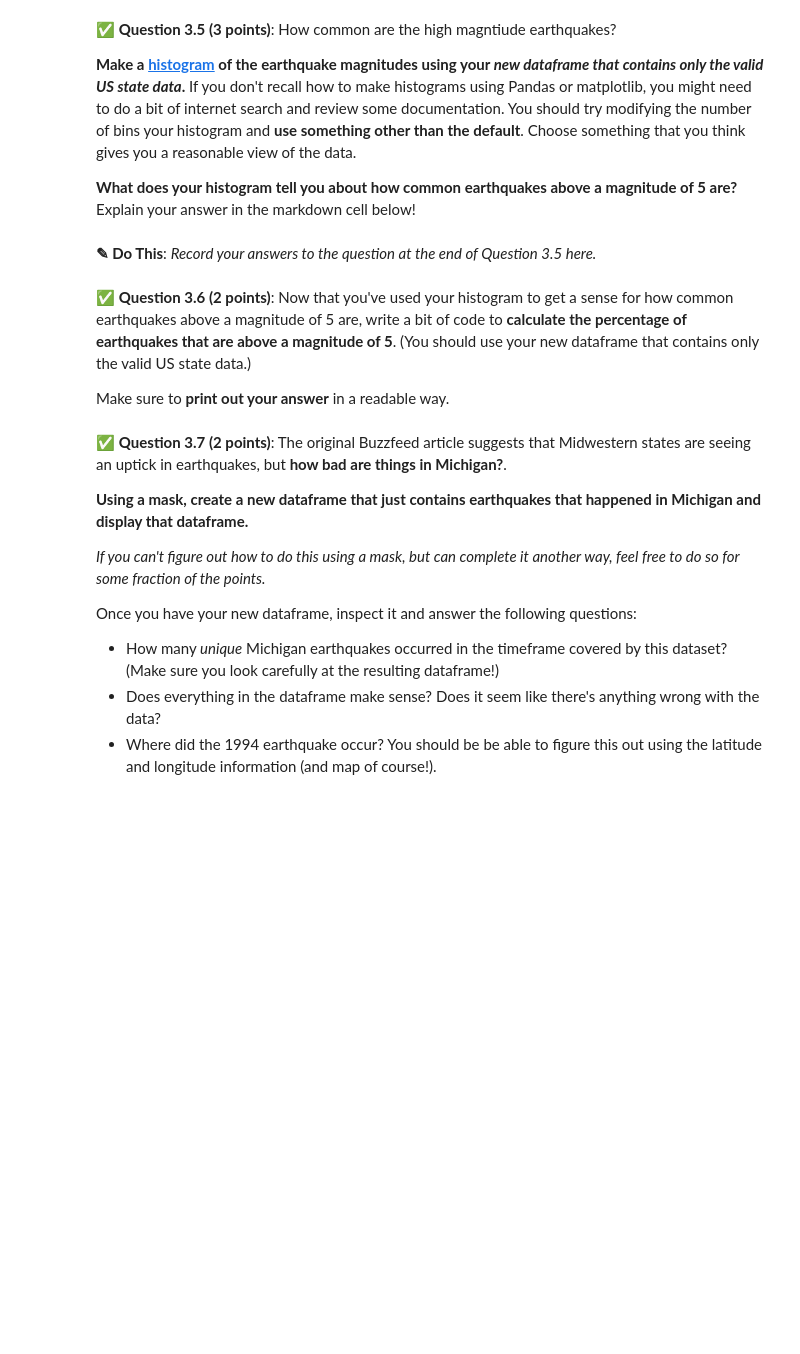
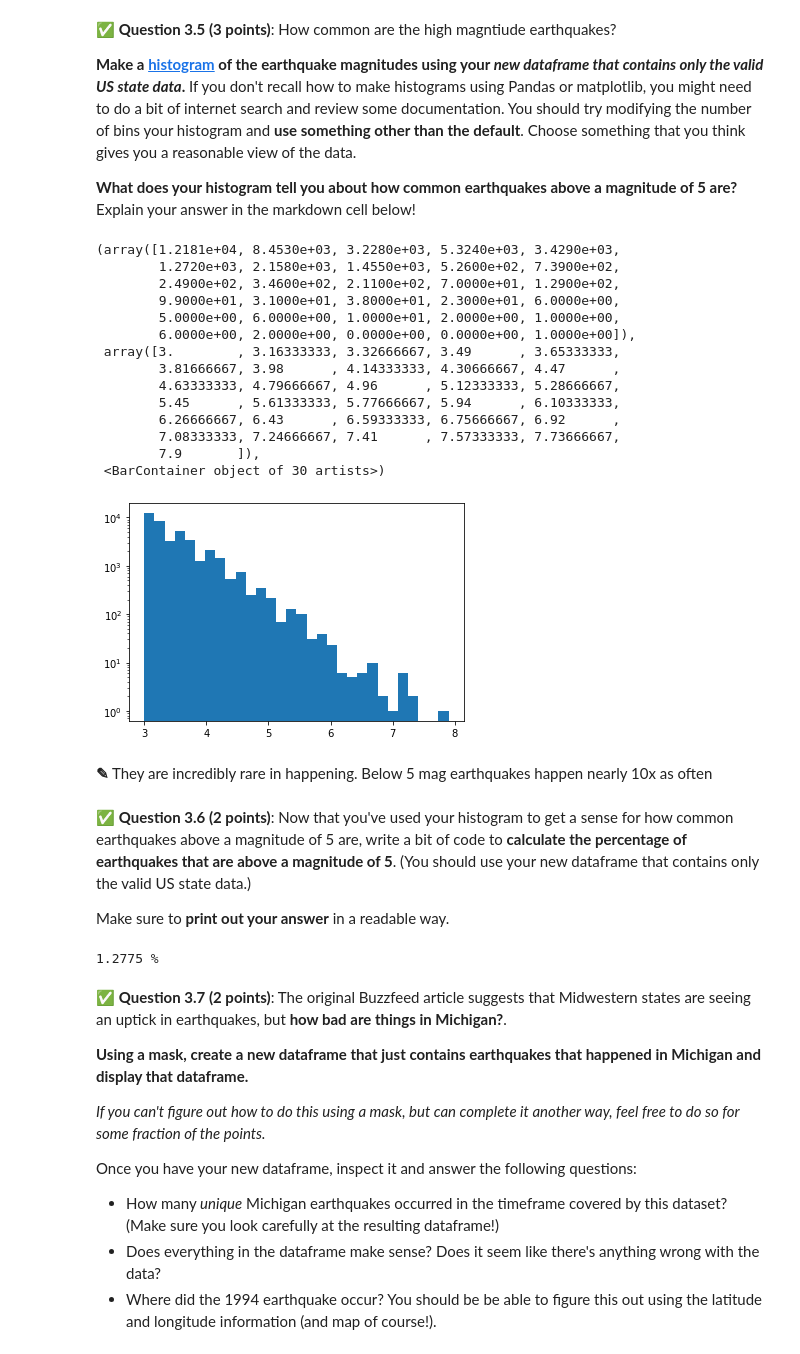
Before and after one commit to Enzo-Cereghino/CMSE202-f23-turnin, a Jupyter notebook: hw-01/HW-01_GitPracticeDebuggingPythonPackagesAndClasses-STUDENT.ipynb, the cells around one changed output. Cells and saved outputs as stored; diff of their text form; code cells hidden in the pictures; blank space fills up the shorter version.

```diff
--- a/hw-01/HW-01_GitPracticeDebuggingPythonPackagesAndClasses-STUDENT.ipynb
+++ b/hw-01/HW-01_GitPracticeDebuggingPythonPackagesAndClasses-STUDENT.ipynb
@@ -335,6 +457,7 @@ Does the resulting plot meet your expectations? Is there anything that surprises
 **Use this function to create a new dataframe that only contains the rows with a valid entry in the `state` column.**
 # %%
 ### Put your code here
+EQ_US = EQ.dropna(subset = ['state'])
 # %% [markdown]
 &#9989; **Question 3.5 (3 points)**: How common are the high magntiude earthquakes?
 
@@ -343,8 +466,26 @@ Does the resulting plot meet your expectations? Is there anything that surprises
 **What does your histogram tell you about how common earthquakes above a magnitude of 5 are?** Explain your answer in the markdown cell below!
 # %%
 ### Put your code here
+EQ_mag = EQ_US['mag']
+plt.hist(EQ_mag, 30, log= True)
+# %% [output]
+(array([1.2181e+04, 8.4530e+03, 3.2280e+03, 5.3240e+03, 3.4290e+03,
+        1.2720e+03, 2.1580e+03, 1.4550e+03, 5.2600e+02, 7.3900e+02,
+        2.4900e+02, 3.4600e+02, 2.1100e+02, 7.0000e+01, 1.2900e+02,
+        9.9000e+01, 3.1000e+01, 3.8000e+01, 2.3000e+01, 6.0000e+00,
+        5.0000e+00, 6.0000e+00, 1.0000e+01, 2.0000e+00, 1.0000e+00,
+        6.0000e+00, 2.0000e+00, 0.0000e+00, 0.0000e+00, 1.0000e+00]),
+ array([3.        , 3.16333333, 3.32666667, 3.49      , 3.65333333,
+        3.81666667, 3.98      , 4.14333333, 4.30666667, 4.47      ,
+        4.63333333, 4.79666667, 4.96      , 5.12333333, 5.28666667,
+        5.45      , 5.61333333, 5.77666667, 5.94      , 6.10333333,
+        6.26666667, 6.43      , 6.59333333, 6.75666667, 6.92      ,
+        7.08333333, 7.24666667, 7.41      , 7.57333333, 7.73666667,
+        7.9       ]),
+ <BarContainer object of 30 artists>)
+[figure, added]
-# %% [markdown]
-**<font size=+3>&#9998;</font> Do This**: *Record your answers to the question at the end of Question 3.5 here.*
+# %% [markdown]
+**<font size=+3>&#9998;</font>** They are incredibly rare in happening. Below 5 mag earthquakes happen nearly 10x as often
 # %% [markdown]
 &#9989; **Question 3.6 (2 points)**: Now that you've used your histogram to get a sense for how common earthquakes above a magnitude of 5 are, write a bit of code to **calculate the percentage of earthquakes that are above a magnitude of 5**. (You should use your new dataframe that contains only the valid US state data.)
 
@@ -354,3 +493,12 @@ Make sure to **print out your answer** in a readable way.
+# %%
+### Put your code here
+mask = EQ_mag > 5
+EQ_mag_5up = EQ_mag[mask]
+
+EQ_mag_perc = len(EQ_mag_5up)/len(EQ_mag) * 100
+print(EQ_mag_perc,"%")
+# %% [output]
+1.2775 %
 # %% [markdown]
 &#9989; **Question 3.7 (2 points)**: The original Buzzfeed article suggests that Midwestern states are seeing an uptick in earthquakes, but **how bad are things in Michigan?**.
 
```
Also changed, not shown: parts of 61 cells of this notebook, 1 other file.
